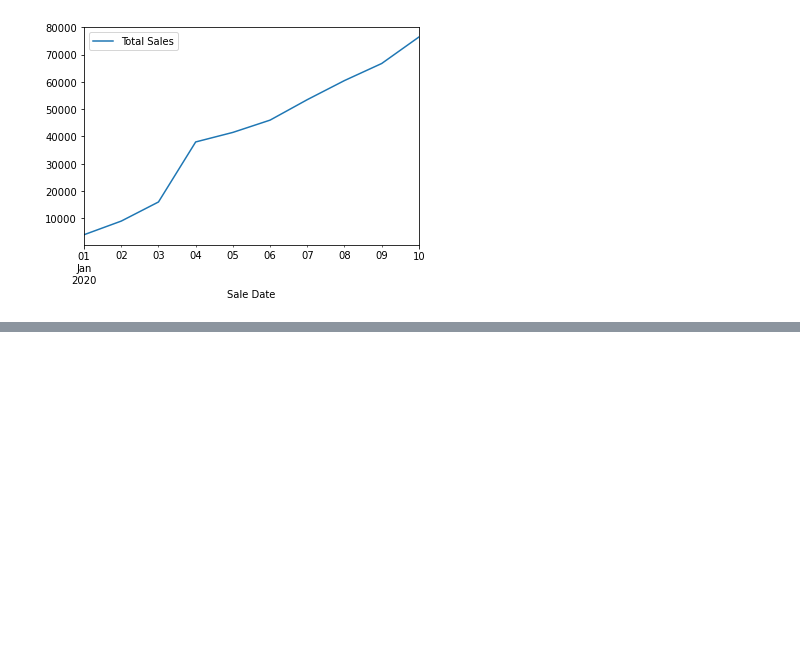
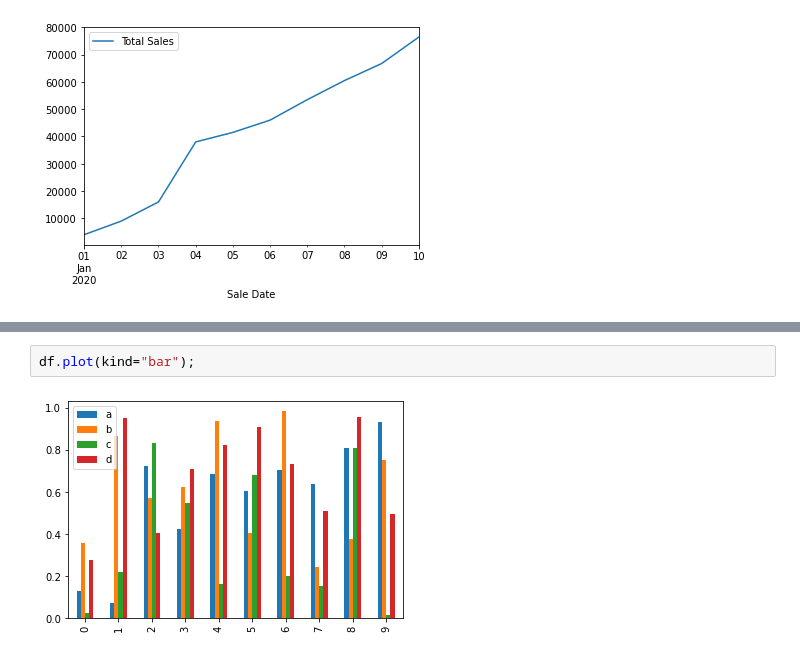
Before and after one commit to CleytonRX/Estudos-ML-Bootcamp, a Jupyter notebook: introduction-to-matplotlib.ipynb, the cells around one changed output, grey strips where cells are left out. Saved outputs shown, nothing was run; the diff lists cells and outputs as text; blank space fills up the shorter version.

```diff
--- a/introduction-to-matplotlib.ipynb
+++ b/introduction-to-matplotlib.ipynb
@@ -298,0 +330,4 @@ car_sales.plot(x="Sale Date", y="Total Sales");
+# %%
+df.plot(kind="bar");
+# %% [output]
+[figure, added]
```
Also changed, not shown: parts of 10 cells of this notebook.
